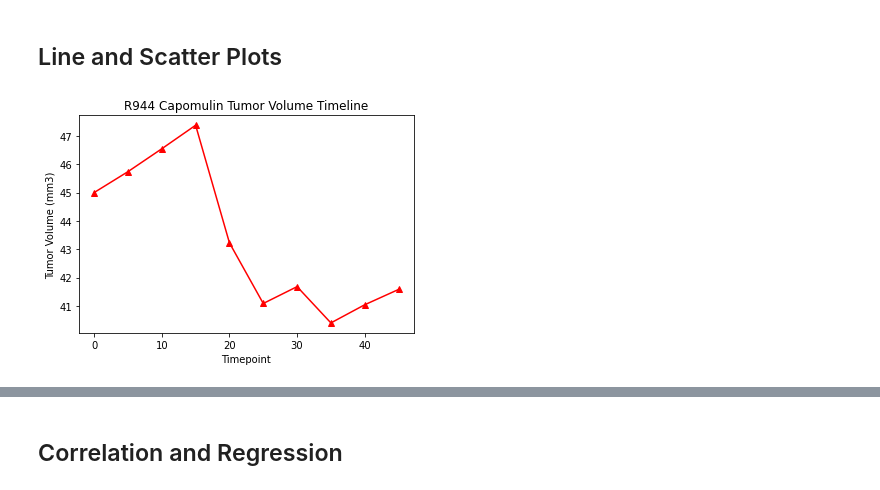
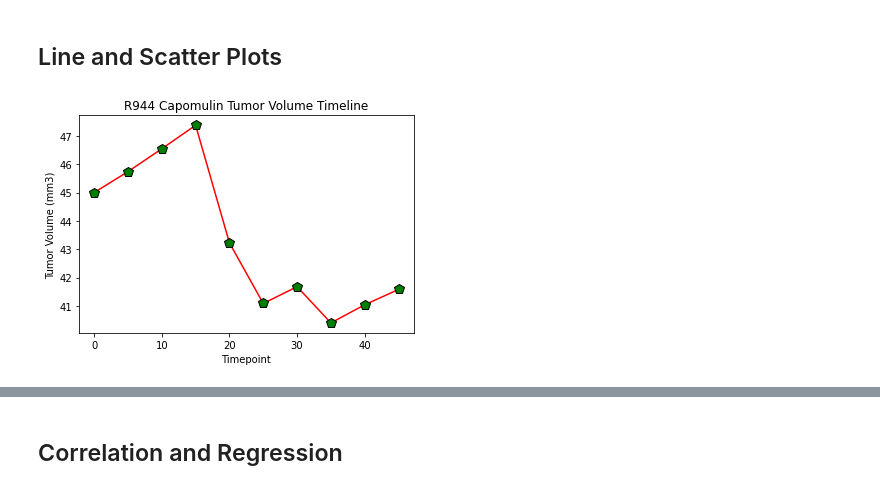
Before and after one commit to Mitchemoto/matplotlib-challenge, a Jupyter notebook: Pymaceuticals/pymaceuticals_starter.ipynb, the cells around one changed output, grey strips where cells are left out. Drawn from its saved outputs; the diff is of its cells as text; code cells hidden in the pictures.

```diff
--- a/Pymaceuticals/pymaceuticals_starter.ipynb
+++ b/Pymaceuticals/pymaceuticals_starter.ipynb
@@ -326,13 +325,14 @@ drugs = ['Capomulin', 'Ramicane', 'Infubinol', 'Ceftamin']
 # %%
 # Generate a line plot of tumor volume vs. time point for a mouse treated with Capomulin
 line_r944=capomulin_df.loc[capomulin_df['Mouse ID']=='r944']
 
 x_axe=line_r944['Timepoint']
 y_axe=line_r944['Tumor Volume (mm3)']
-plt.plot(x_axe,y_axe,marker='^',color='red')
+plt.plot(x_axe,y_axe,marker='p',markersize=10,color='red', markerfacecolor='green',
+         markeredgecolor='black')
 plt.title('R944 Capomulin Tumor Volume Timeline')
 plt.xlabel('Timepoint')
 plt.ylabel('Tumor Volume (mm3)')
 plt.show()
 # %% [output]
-[figure, old version]
+[figure, new version]
```
Also changed, not shown: parts of 5 cells of this notebook.
